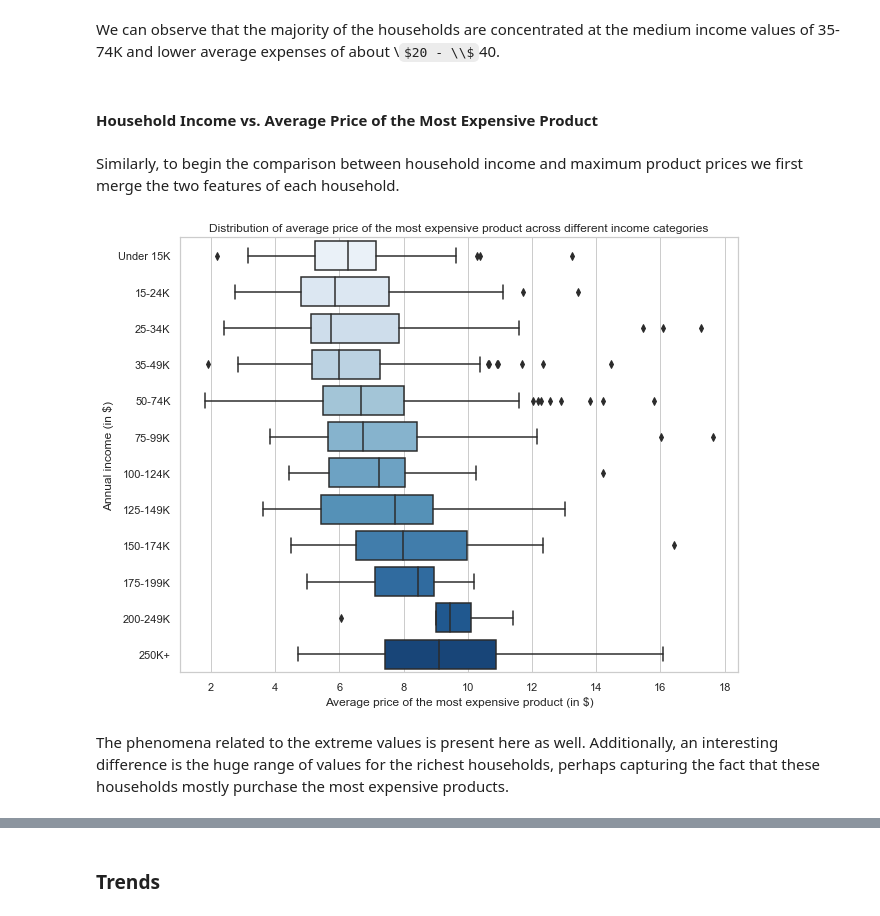
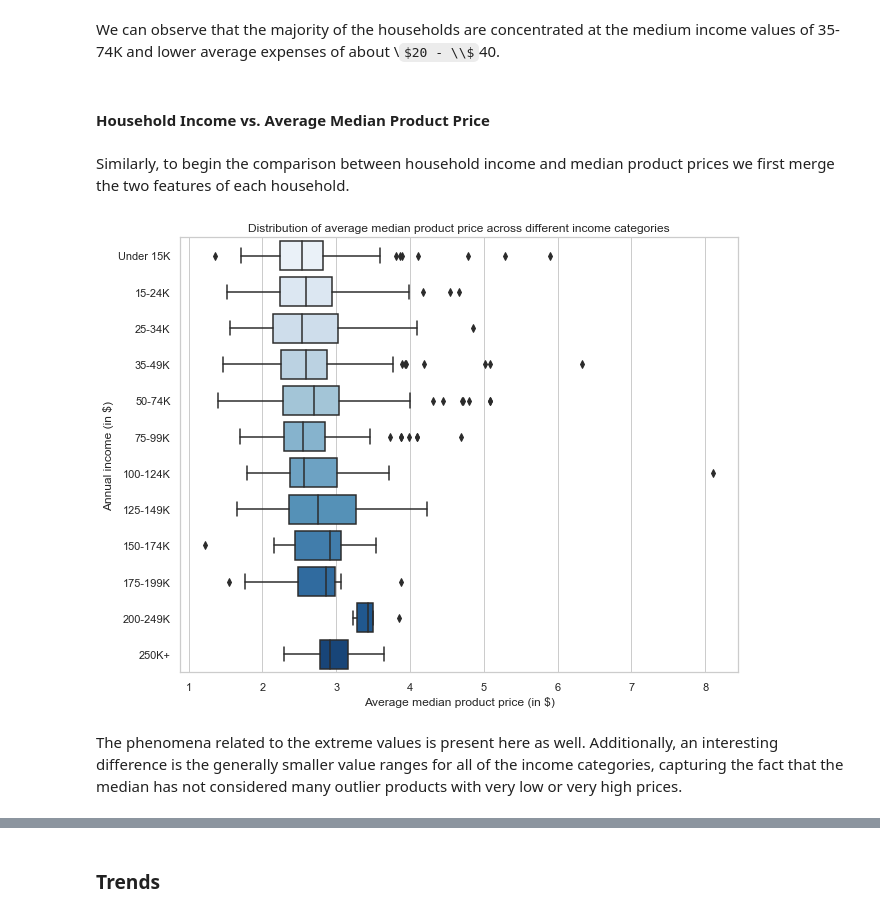
Before and after one commit to BoschSamuel/ADA_Project_2019, a Jupyter notebook: main.ipynb, the cells around one changed output, grey strips where cells are left out. Saved outputs shown, nothing was run; the diff lists cells and outputs as text; code cells hidden in the pictures; some formulas as TeX source.

```diff
--- a/main.ipynb
+++ b/main.ipynb
@@ -218,5 +218,5 @@ df_transaction_data_cleaned[df_transaction_data_cleaned['CUSTOMER_PAID'] < 0].he
 That's the effect of campaigns! During campaigns, that the stores and their customers participate in, coupons can be used to reduce the amount the customer needed to pay for a product. As these coupons usually have fixed discounts, if the discount awarded is higher that the product price we get negative values when calculating the amount payed by the customer. As this is not what really happened (the customer payed \\$0 instead of receiving money from the store), we clamp these negative values to 0 in order for our subsequent analyses to be correct.
 # %%
 # For all of these transactions, clamp the customer payment amount to 0
-df_transaction_data_cleaned[df_transaction_data_cleaned['CUSTOMER_PAID'] < 0] = 0
+df_transaction_data_cleaned.loc[df_transaction_data_cleaned['CUSTOMER_PAID'] < 0, 'CUSTOMER_PAID'] = 0
 # %% [markdown]
@@ -430,9 +460,9 @@ Here, we also aggregate the max product prices across each supermarket visit usi
 # %%
-df_households_basket_max_product_price = df_households_transactions \
+df_households_basket_median_product_price = df_households_transactions \
     .groupby(['household_key', 'BASKET_ID'])['PRODUCT_PRICE'] \
-    .max()
+    .median()
 
-df_households_basket_max_product_price_average = df_households_basket_max_product_price.groupby('household_key').mean()
+df_households_basket_median_product_price_average = df_households_basket_median_product_price.groupby('household_key').mean()
 # %%
 f, ax = plt.subplots(figsize=(10, 8))
 
@@ -518,25 +566,25 @@ g.ax_joint.set_yticklabels(income_desc_categories);
 # %% [markdown]
 We can observe that the majority of the households are concentrated at the medium income values of 35-74K and lower average expenses of about \\$20 - \\$40.
 # %% [markdown]
-#### Household Income vs. Average Price of the Most Expensive Product
+#### Household Income vs. Average Median Product Price
 # %% [markdown]
-Similarly, to begin the comparison between household income and maximum product prices we first merge the two features of each household.
+Similarly, to begin the comparison between household income and median product prices we first merge the two features of each household.
 # %%
 # Combine the income values and average max product price values for each household in a new dataframe
-df = df_hh_demographic[['INCOME_DESC']].join(df_households_basket_max_product_price_average)
+df = df_hh_demographic[['INCOME_DESC']].join(df_households_basket_median_product_price_average)
 # %%
 fig, ax = plt.subplots(figsize=(10, 8))
 
 sns.boxplot(x='PRODUCT_PRICE', y='INCOME_DESC', data=df, palette='Blues')
-ax.set_title('Distribution of average price of the most expensive product across different income categories')
-ax.set_xlabel('Average price of the most expensive product (in $)')
+ax.set_title('Distribution of average median product price across different income categories')
+ax.set_xlabel('Average median product price (in $)')
 ax.set_ylabel('Annual income (in $)')
 
 plt.show()
 # %% [output]
-[figure, old version]
+[figure, new version]
 # %% [markdown]
-The phenomena related to the extreme values is present here as well. Additionally, an interesting difference is the huge range of values for the richest households, perhaps capturing the fact that these households mostly purchase the most expensive products.
+The phenomena related to the extreme values is present here as well. Additionally, an interesting difference is the generally smaller value ranges for all of the income categories, capturing the fact that the median has not considered many outlier products with very low or very high prices.
 # %%
 # Convert the income column from ordinal to string type (needed for plotting compatibility)
 mapping = dict(zip(df['INCOME_DESC'], df['INCOME_DESC'].cat.codes))
```
Also changed, not shown: parts of 43 cells of this notebook.
